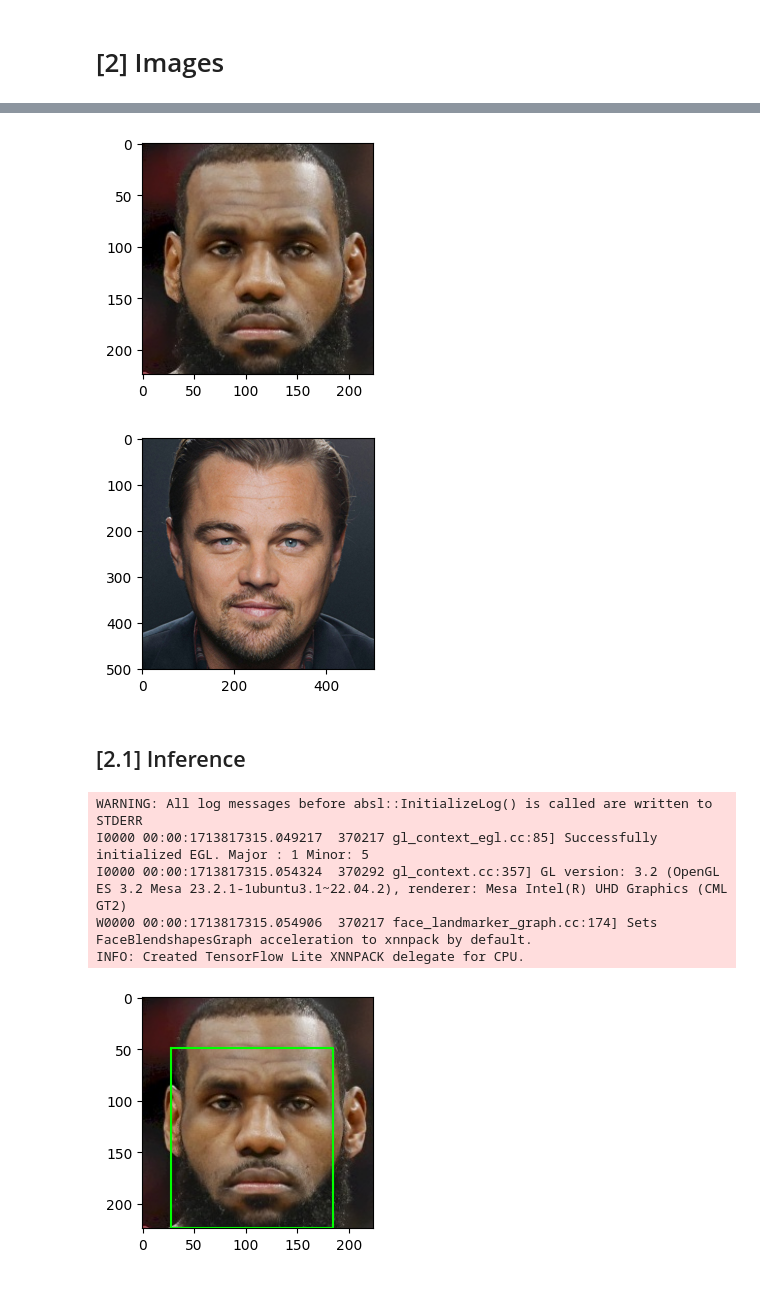
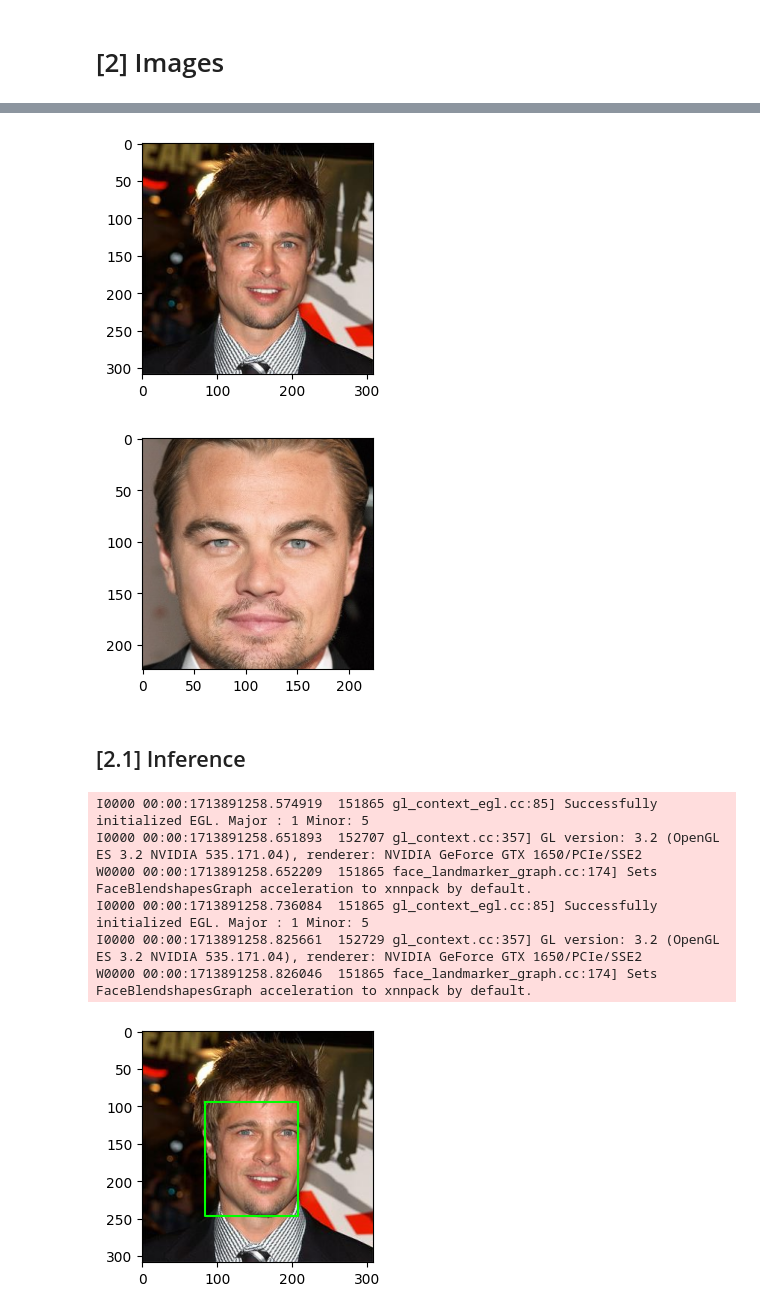
Before and after one commit to brain-facens/FaceSwap, a Jupyter notebook: lib/notebook/face_recognition.ipynb, the cells around one changed output, grey strips where cells are left out. Saved outputs shown, nothing was run; the diff lists cells and outputs as text; code cells hidden in the pictures.

Commit message:
update: testing new approach before swap faces.

```diff
--- a/lib/notebook/face_recognition.ipynb
+++ b/lib/notebook/face_recognition.ipynb
@@ -38,10 +38,10 @@ def load_image(image_path: str | Path) -> Image.Image:
     with Image.open(fp=image_path, mode="r") as pil_img:
         return pil_img.convert(mode="RGB").copy()
 # %%
-index_1 = 0
-index_2 = 1
+index_1 = 5
+index_2 = 3
 
-curr_img_1 = load_image(image_path=image_path_list[index_1])
+curr_img_1 = load_image(image_path=image_path_list[index_1]).rotate(angle=0)
 curr_img_2 = load_image(image_path=image_path_list[index_2])
 
 plt.figure(figsize=(3,3))
@@ -52,28 +52,30 @@ plt.figure(figsize=(3,3))
 plt.imshow(X=np.asarray(a=curr_img_2))
 plt.show()
 # %% [output]
-[figure, old version]
+[figure, new version]
-[figure, old version]
+[figure, new version]
 # %% [markdown]
 ## [2.1] Inference
 # %%
-landmarks = face_rocognition(image=curr_img_1)
+landmarks_1 = face_rocognition(image=curr_img_1)
+landmarks_2 = face_rocognition(image=curr_img_2)
 # %% [output]
-WARNING: All log messages before absl::InitializeLog() is called are written to STDERR
-I0000 00:00:1713817315.049217  370217 gl_context_egl.cc:85] Successfully initialized EGL. Major : 1 Minor: 5
-I0000 00:00:1713817315.054324  370292 gl_context.cc:357] GL version: 3.2 (OpenGL ES 3.2 Mesa 23.2.1-1ubuntu3.1~22.04.2), renderer: Mesa Intel(R) UHD Graphics (CML GT2)
-W0000 00:00:1713817315.054906  370217 face_landmarker_graph.cc:174] Sets FaceBlendshapesGraph acceleration to xnnpack by default.
-INFO: Created TensorFlow Lite XNNPACK delegate for CPU.
+I0000 00:00:1713891258.574919  151865 gl_context_egl.cc:85] Successfully initialized EGL. Major : 1 Minor: 5
+I0000 00:00:1713891258.651893  152707 gl_context.cc:357] GL version: 3.2 (OpenGL ES 3.2 NVIDIA 535.171.04), renderer: NVIDIA GeForce GTX 1650/PCIe/SSE2
+W0000 00:00:1713891258.652209  151865 face_landmarker_graph.cc:174] Sets FaceBlendshapesGraph acceleration to xnnpack by default.
+I0000 00:00:1713891258.736084  151865 gl_context_egl.cc:85] Successfully initialized EGL. Major : 1 Minor: 5
+I0000 00:00:1713891258.825661  152729 gl_context.cc:357] GL version: 3.2 (OpenGL ES 3.2 NVIDIA 535.171.04), renderer: NVIDIA GeForce GTX 1650/PCIe/SSE2
+W0000 00:00:1713891258.826046  151865 face_landmarker_graph.cc:174] Sets FaceBlendshapesGraph acceleration to xnnpack by default.
 # %%
-box = landmarks.get("box")
+box_1 = landmarks_1.get("box")
 
 plt.figure(figsize=(3,3))
 plt.imshow(X=np.asarray(a=curr_img_1))
 plt.plot(
-    [box[0], box[2], box[2], box[0], box[0]],
-    [box[1], box[1], box[3], box[3], box[1]],
+    [box_1[0], box_1[2], box_1[2], box_1[0], box_1[0]],
+    [box_1[1], box_1[1], box_1[3], box_1[3], box_1[1]],
     color="lime"
 )
 plt.show()
 # %% [output]
-[figure, old version]
+[figure, new version]
```
Also changed, not shown: parts of 5 cells of this notebook, 1 other file.
